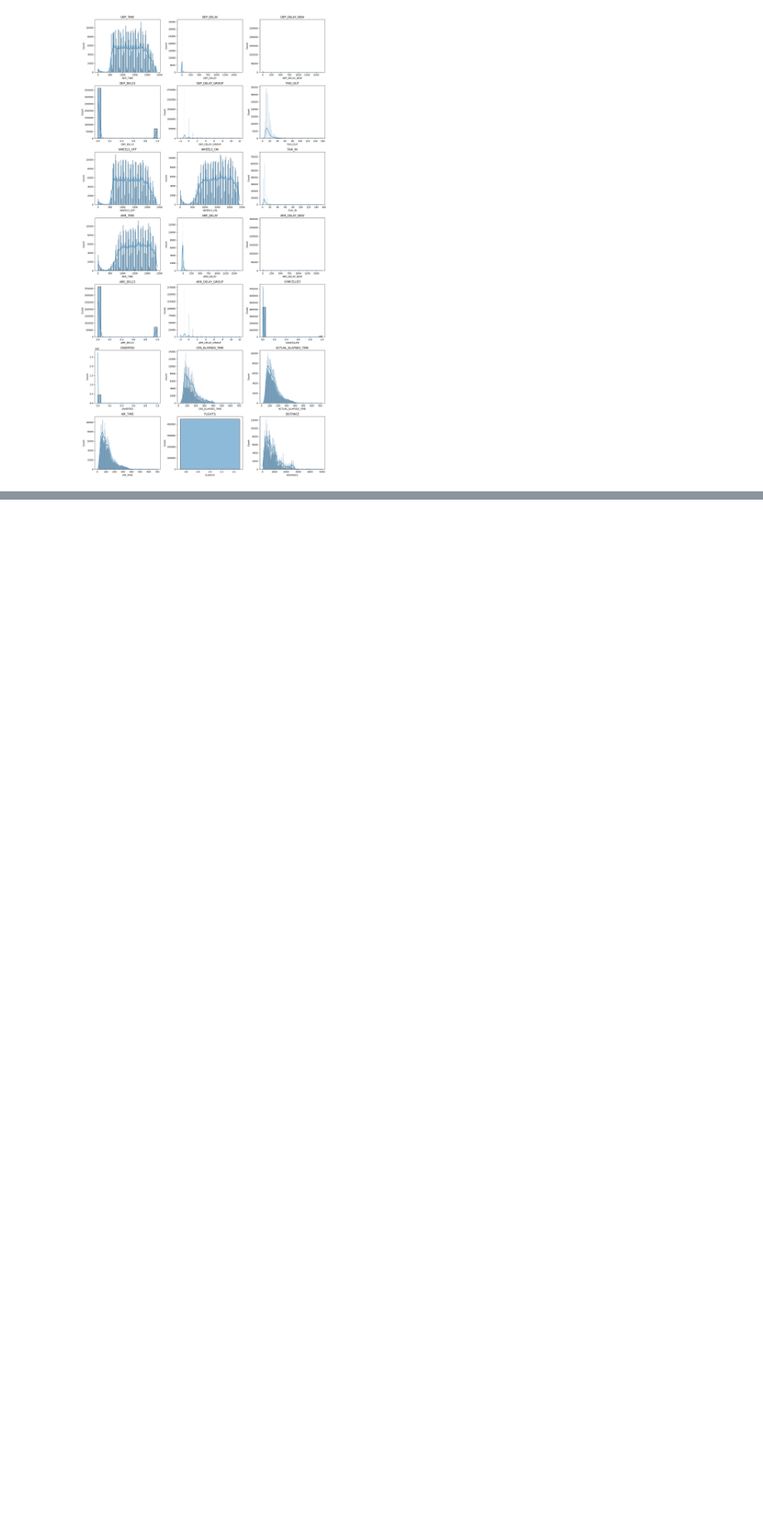
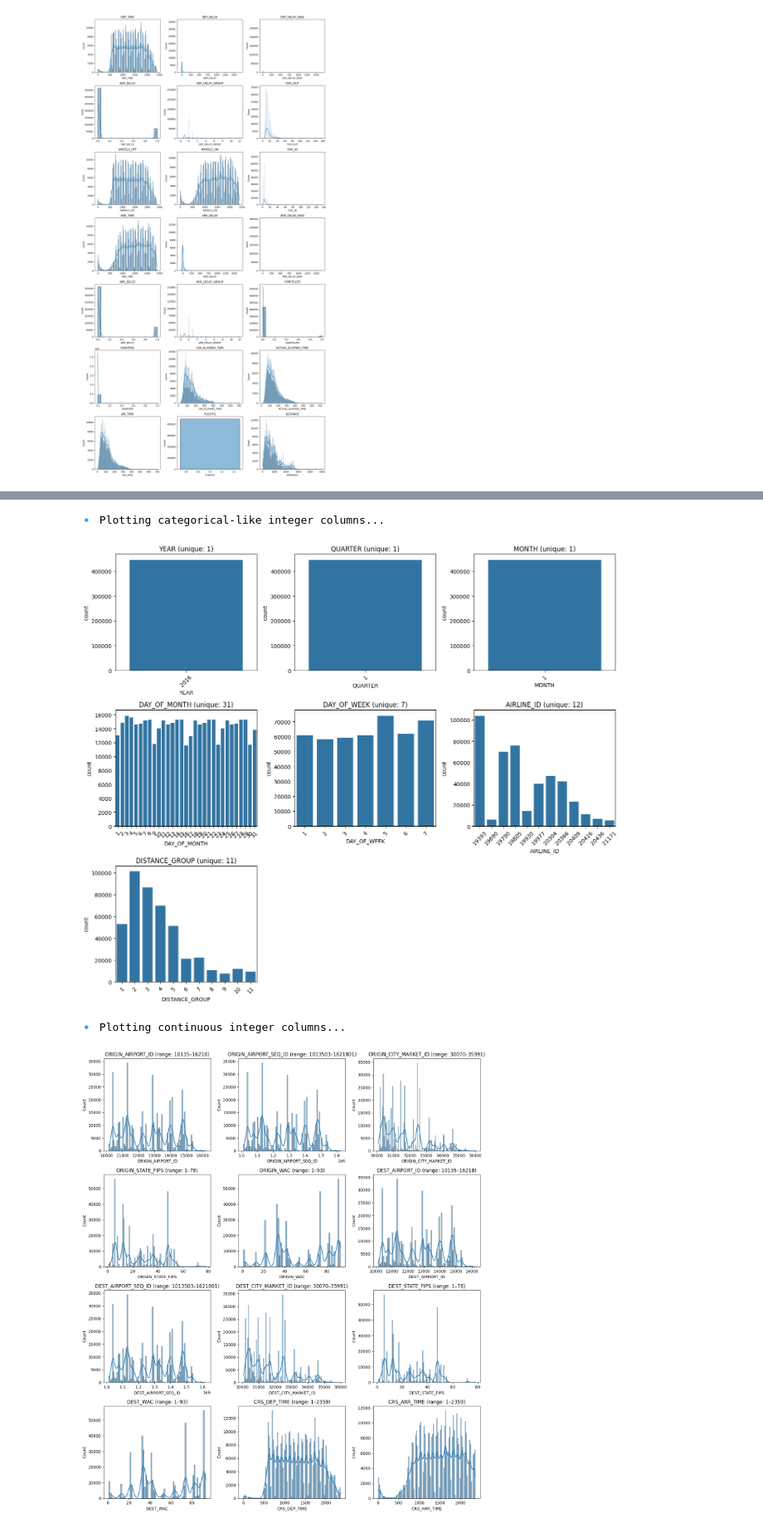
Before and after one commit to ThomasHtn/flight_delay_prediction, a Jupyter notebook: matrice-notebook.ipynb, the cells around one changed output, grey strips where cells are left out. Shown at 83% size. Drawn from its saved outputs; the diff is of its cells as text; code cells hidden in the pictures; blank space fills up the shorter version.

```diff
--- a/matrice-notebook.ipynb
+++ b/matrice-notebook.ipynb
@@ -273,0 +525,16 @@ TAXI_OUT :
+# %%
+# Select integer columns
+int_cols = df.select_dtypes(include='int64').columns
+
+# Threshold: max unique values for considering a column as categorical-like
+cat_threshold = 50
+
+# Separate into pseudo-categorical and continuous integer columns
+cat_like_ints = [col for col in int_cols if df[col].nunique() < cat_threshold]
+cont_like_ints = [col for col in int_cols if df[col].nunique() >= cat_threshold]
+
+print("Integer columns to treat as categorical:")
+print(cat_like_ints)
+
+print("\nInteger columns to treat as continuous:")
+print(cont_like_ints)
@@ -273,0 +547,40 @@ TAXI_OUT :
+# %%
+# Utility function for grid plotting
+def plot_grid(columns, plot_func, title_prefix=""):
+    n_cols = 3  # columns per row
+    n_rows = -(-len(columns) // n_cols)  # ceiling division
+    fig, axes = plt.subplots(n_rows, n_cols, figsize=(14, n_rows * 4))
+    axes = axes.flatten()
+
+    for ax, col in zip(axes, columns):
+        plot_func(col, ax)
+
+    # Hide unused axes
+    for ax in axes[len(columns):]:
+        ax.axis('off')
+
+    plt.tight_layout()
+    plt.show()
+
+# Plot function for categorical-like integer columns
+def plot_cat_like(col, ax):
+    sns.countplot(data=df, x=col, ax=ax)
+    ax.set_title(f"{col} (unique: {df[col].nunique()})")
+    ax.tick_params(axis='x', labelrotation=45)
+
+# Plot function for continuous integer columns
+def plot_cont_like(col, ax):
+    sns.histplot(data=df, x=col, kde=True, ax=ax)
+    ax.set_title(f"{col} (range: {df[col].min()}–{df[col].max()})")
+
+# Run visualizations
+print("🔹 Plotting categorical-like integer columns...")
+plot_grid(cat_like_ints, plot_cat_like, title_prefix="Categorical Int")
+
+print("🔹 Plotting continuous integer columns...")
+plot_grid(cont_like_ints, plot_cont_like, title_prefix="Continuous Int")
+# %% [output]
+🔹 Plotting categorical-like integer columns...
+[figure, added]
+🔹 Plotting continuous integer columns...
+[figure, added]
```
Also changed, not shown: parts of 43 cells of this notebook, 1 other file.
